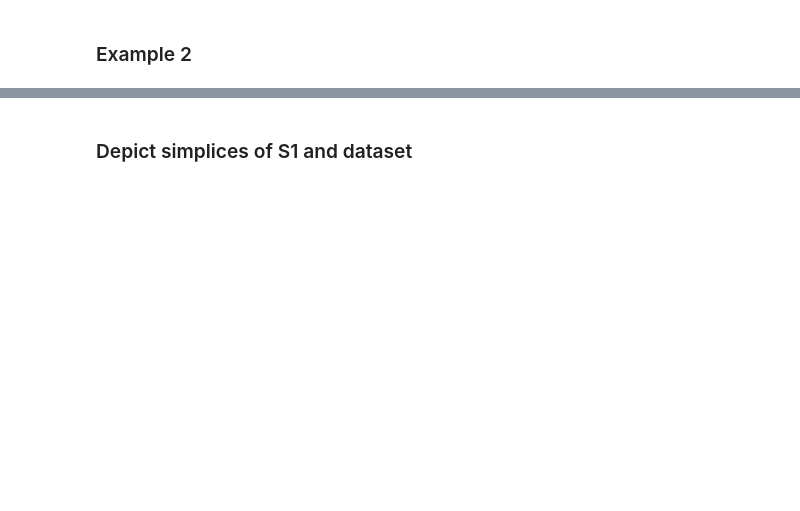
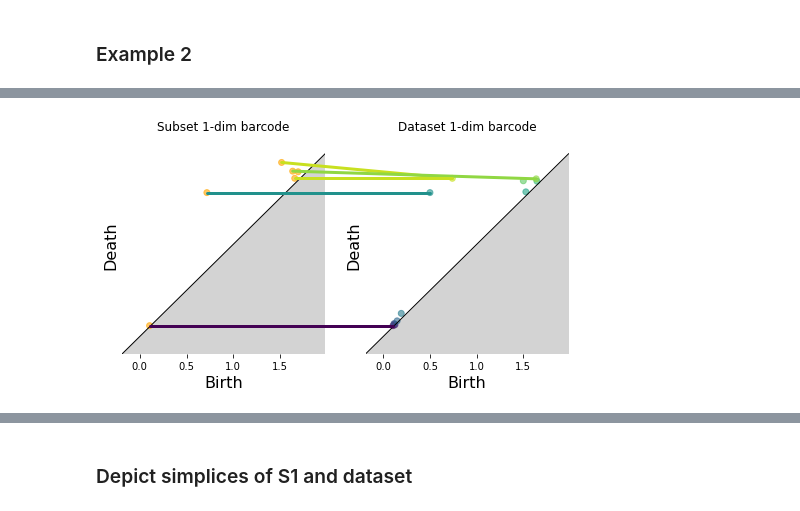
Before and after one commit to Cimagroup/IBloFunMatch, a Jupyter notebook: Notebooks/SamplesTDQ.ipynb, the cells around one changed output, grey strips where cells are left out. Cells and saved outputs as stored; diff of their text form; code cells hidden in the pictures; blank space fills up the shorter version.

```diff
--- a/Notebooks/SamplesTDQ.ipynb
+++ b/Notebooks/SamplesTDQ.ipynb
@@ -191,7 +187,6 @@ S2 = np.genfromtxt("data_second/data2_subset2.txt")
 yS1 = np.genfromtxt("data_second/data2_subset1_labels.txt")
 yS2 = np.genfromtxt("data_second/data2_subset2_labels.txt")
 # %%
-%%capture
 # Compute the persistent homology and associated matrices for each class and subset
 NUM_class = 2
 NUM_subset = 2
@@ -208,10 +203,5 @@ for idx_class in range(NUM_class):
 # Organize Subset, Data and labels into lists
 S_list = [S1, S2]
 yS_list = [yS1, yS2]
-# Directory where output of C++ program will be read from
-output_dir = "output"
-# Initialize variables to range over
-attributes = ["X_barcode", "S_barcode", "X_reps", "S_reps", "S_reps_im", "pm_matrix", "induced_matching"]
-types_list = ["float", "float", "int", "int", "int", "int", "int", "int"]
 # Class, Subset index
-IBloFunMatch_output = get_IBloFunMatch_output_range(data, y, S_list, yS_list, NUM_class, NUM_subset, attributes, types_list, output_dir)
+IBloFunMatch_output = get_IBloFunMatch_output_range(data, y, S_list, yS_list, NUM_class, NUM_subset)
@@ -240,7 +249,7 @@ plt.savefig("plots/TDQ/second_example_matchings.png")
 # %%
 %%capture
-cm_reds = mpl.colormaps["Reds"].resampled(100)
-cm_blues = mpl.colormaps["Blues"].resampled(100)
+cm_reds = mpl.colormaps["Reds"]
+cm_blues = mpl.colormaps["Blues"]
 # Plot Point Clouds to visualize matchings
 # Range over classes and subsets
 # Get relevant data
@@ -252,6 +261,7 @@ for idx_class in range(NUM_class):
         X = curr_output["X"]
         S = curr_output["S"]
         induced_matching = curr_output["induced_matching"]
+        matching_strengths = curr_output["matching_strengths"]
         # Count number of nontrivial matchings
         num_matchings = len([idx for idx in induced_matching if idx>-1])
         X_reps = curr_output["X_reps"]
@@ -269,14 +279,9 @@ for idx_class in range(NUM_class):
         for idx_rep, idx_match in enumerate(induced_matching):
             if idx_match <0:
                 continue
-            # Set axis titles as intervals
-            # ax[row_count, 0].set_title(f"{S_barcode[idx_rep]}")
-            # ax[row_count, 1].set_title(f"coincidence: {X_barcode[idx_match][1]-S_barcode[idx_rep][0]:.2f}")
-            # ax[row_count, 2].set_title(f"{X_barcode[idx_match]}")
-            overlap_bar_length = X_barcode[idx_match][1]-S_barcode[idx_rep][0]
-            ax[row_count, 3].text(0.2, 0.35, f"{overlap_bar_length:.2f}", fontsize=100, zorder=1)
-            # max_matched_bars = max(X_barcode[idx_match][1]-X_barcode[idx_match][0], S_barcode[idx_rep][1]-S_barcode[idx_rep][0])
-            ax[row_count, 3].set_facecolor(class_cm[idx_class](overlap_bar_length/X_barcode[idx_match][1]))
+            # Colored square with strength quantity printed
+            ax[row_count, 3].text(0.2, 0.35, f"{matching_strengths[idx_rep]:.2f}", fontsize=100, zorder=1)
+            ax[row_count, 3].set_facecolor(class_cm[idx_class](matching_strengths[idx_rep]/X_barcode[idx_match][1]))
             Srep = S_reps[idx_rep].copy()
             while len(Srep)>0:
                 edge_points = X[[Srep.pop(), Srep.pop()]]
@@ -339,7 +368,8 @@ S_barcode = IBloFunMatch_output[0]["S_barcode"]
 X_barcode = IBloFunMatch_output[0]["X_barcode"]
 max_val = max(np.max(S_barcode),np.max(X_barcode))
 S_pers = [(0, tuple(bar)) for bar in S_barcode]+[(1,[0,max_val])]
-viridis_cm = mpl.colormaps["viridis"].resampled(X_barcode.shape[0])
+# viridis_cm = mpl.colormaps["viridis"].resampled(X_barcode.shape[0])
+viridis_cm = mpl.colormaps["viridis"]
 X_pers = [(idx, tuple(bar)) for idx, bar in enumerate(X_barcode)]+[(X_barcode.shape[0],[0,max_val])]
 gudhi.plot_persistence_diagram(persistence=S_pers, axes=ax[0], colormap=["orange", "white"])
 viridis_colors = [viridis_cm(idx/X_barcode.shape[0]) for idx in range(X_barcode.shape[0])] + ["white"]
@@ -349,33 +379,35 @@ ax[1].set_title("Dataset 1-dim barcode")
 ## Plot Block Function
 block_function = []
 for col in IBloFunMatch_output[0]["pm_matrix"]:
     if len(col)==0:
         block_function.append(-1)
     else:
         block_function.append(col[-1])
     # end if else
 # end for
 for idx, idx_match in enumerate(block_function):
     pt_S = S_barcode[idx]
     if idx_match==-1:
         continue
     pt_X = X_barcode[idx_match]
     con = mpl.patches.ConnectionPatch(
         xyA=pt_S, coordsA=ax[0].transData,
         xyB=pt_X, coordsB=ax[1].transData,
         arrowstyle="-", connectionstyle='arc',
         color=viridis_colors[idx_match], linewidth=3, zorder=1
     )
     fig.add_artist(con)
 # end for
 
 ### Set up plotting options
 for ax_it in ax:
     ax_it.set_frame_on(False)
     ax_it.set_yticks([])
     ax_it.get_legend().set_visible(False)
 # end for
 plt.savefig("plots/TDQ/Block_function_S0_ex2.png")
+# %% [output]
+[figure, added]
 # %%
 fig, ax = plt.subplots(ncols=2, nrows=1, figsize=(8,4))
 S_barcode = IBloFunMatch_output[0]["S_barcode"]
```
Also changed, not shown: parts of 30 cells of this notebook, 9 other files.
